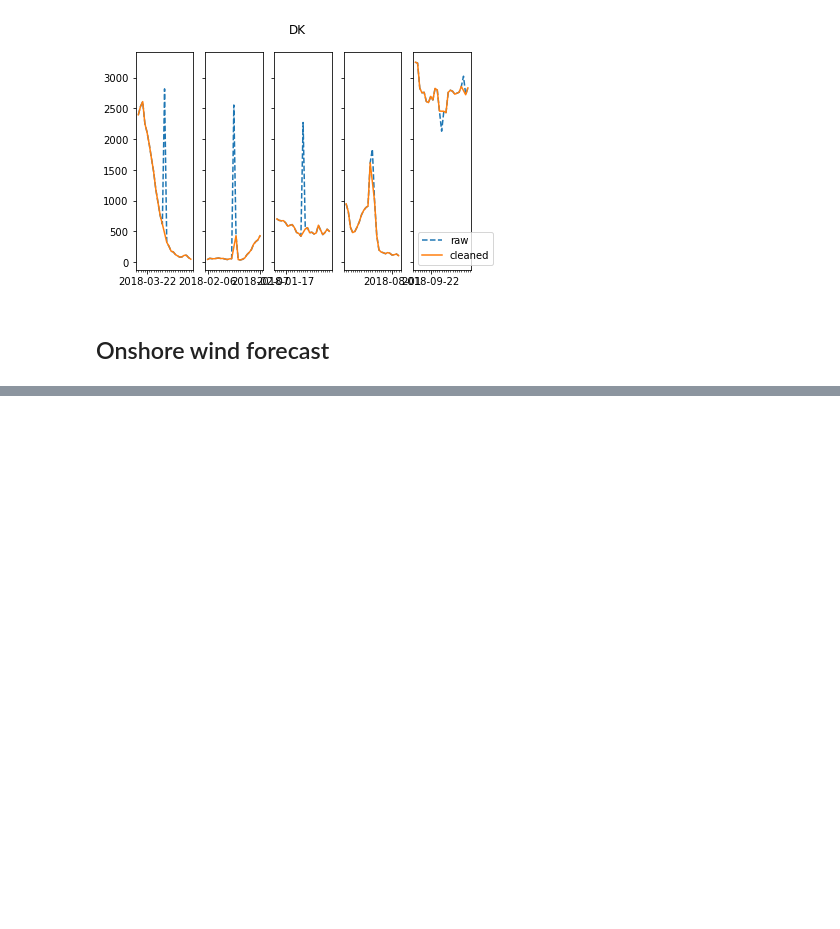
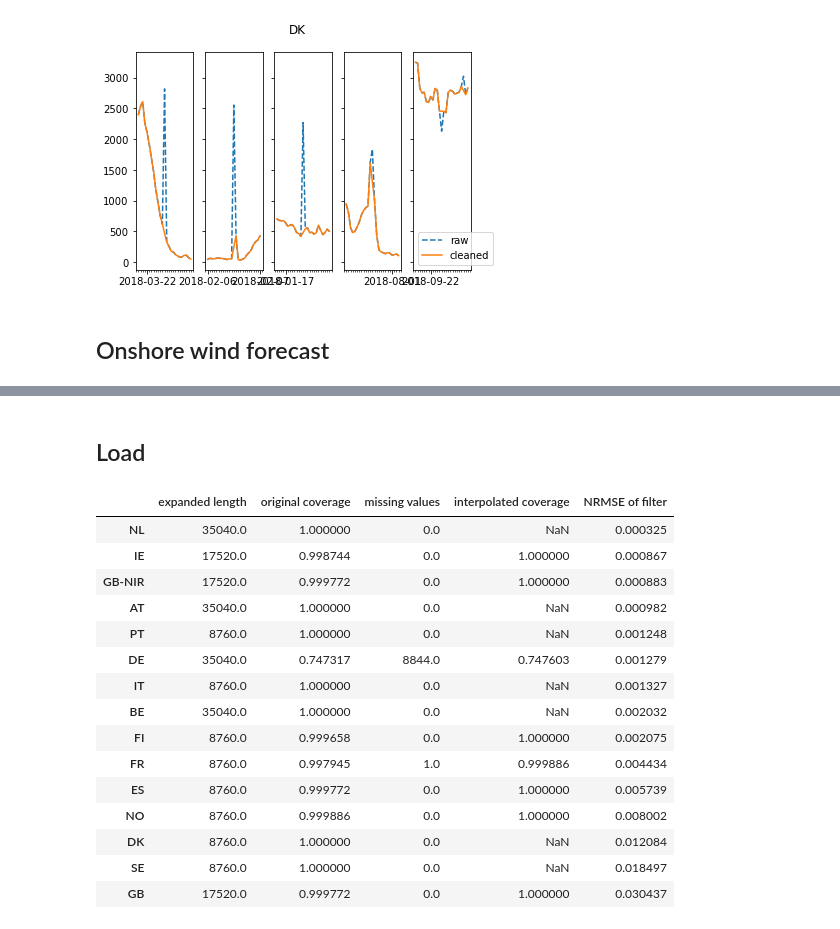
Before and after one commit to vttresearch/windtask25-timeseries, a Jupyter notebook: notebooks/02b-analyze-cleaning.ipynb, the cells around one changed output, grey strips where cells are left out. Saved outputs shown, nothing was run; the diff lists cells and outputs as text; code cells hidden in the pictures; blank space fills up the shorter version.

```diff
--- a/notebooks/02b-analyze-cleaning.ipynb
+++ b/notebooks/02b-analyze-cleaning.ipynb
@@ -109,0 +113,29 @@ statistics.sort_values('RMSE of filter')
+# %% [markdown]
+## Load
+# %%
+raw_data = pd.read_csv('../data/raw/ENTSO-E_TP/ENTSO-E_TP_load.csv', index_col=0, parse_dates=True)
+for other_src_path in glob('../data/raw/others/*_load.csv'):
+    other_source = pd.read_csv(other_src_path,
+                                index_col=0, parse_dates=True)
+    for col, ts in other_source.iteritems():
+        raw_data[col] = ts
+cleaned_data = pd.read_csv('../data/intermediate/Load.csv', index_col=0, parse_dates=True)
+statistics = pd.read_csv('../data/intermediate/Statistics load.csv', index_col=0)
+statistics.sort_values('NRMSE of filter')
+# %% [output]
+|  | expanded length | original coverage | missing values | interpolated coverage | NRMSE of filter |
+| NL | 35040.0 | 1.000000 | 0.0 | NaN | 0.000325 |
+| IE | 17520.0 | 0.998744 | 0.0 | 1.000000 | 0.000867 |
+| GB-NIR | 17520.0 | 0.999772 | 0.0 | 1.000000 | 0.000883 |
+| AT | 35040.0 | 1.000000 | 0.0 | NaN | 0.000982 |
+| PT | 8760.0 | 1.000000 | 0.0 | NaN | 0.001248 |
+| DE | 35040.0 | 0.747317 | 8844.0 | 0.747603 | 0.001279 |
+| IT | 8760.0 | 1.000000 | 0.0 | NaN | 0.001327 |
+| BE | 35040.0 | 1.000000 | 0.0 | NaN | 0.002032 |
+| FI | 8760.0 | 0.999658 | 0.0 | 1.000000 | 0.002075 |
+| FR | 8760.0 | 0.997945 | 1.0 | 0.999886 | 0.004434 |
+| ES | 8760.0 | 0.999772 | 0.0 | 1.000000 | 0.005739 |
+| NO | 8760.0 | 0.999886 | 0.0 | 1.000000 | 0.008002 |
+| DK | 8760.0 | 1.000000 | 0.0 | NaN | 0.012084 |
+| SE | 8760.0 | 1.000000 | 0.0 | NaN | 0.018497 |
+| GB | 17520.0 | 0.999772 | 0.0 | 1.000000 | 0.030437 |
```
Also changed, not shown: parts of 11 cells of this notebook, 2 other files.
